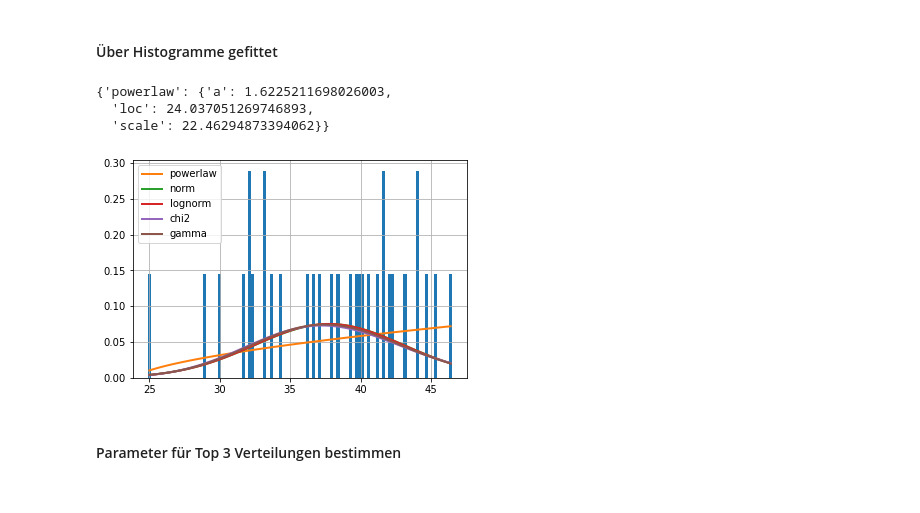
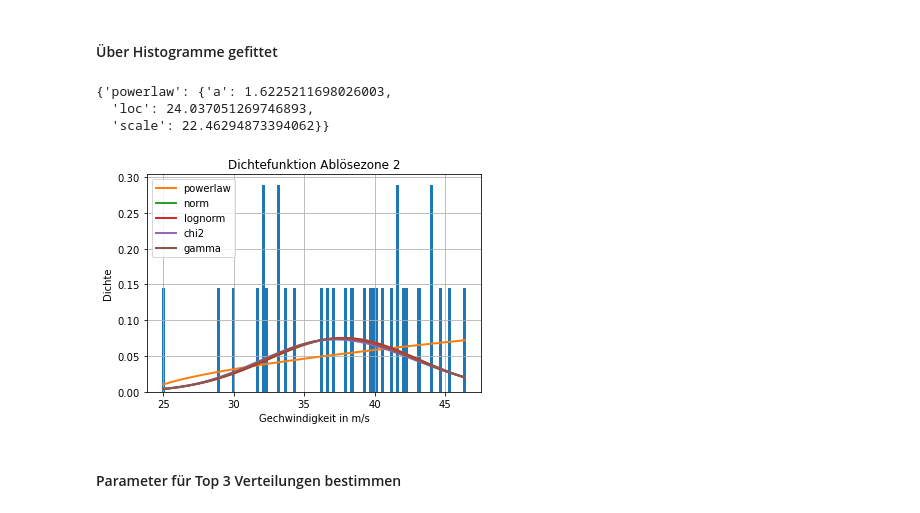
Before and after one commit to marvinvr/fhnw-steinschlag, a Jupyter notebook: scripts/MonteCarlo_Luca_Marvin_Philip_Yannic.ipynb, the cells around one changed output. Drawn from its saved outputs; the diff is of its cells as text; code cells hidden in the pictures.

```diff
--- a/scripts/MonteCarlo_Luca_Marvin_Philip_Yannic.ipynb
+++ b/scripts/MonteCarlo_Luca_Marvin_Philip_Yannic.ipynb
@@ -176,13 +181,16 @@ def calcRandomZone1V(num: int):
 # %%
 ablöseZone2FittedV = Fitter(ablöseZone2["v [m/s]"], distributions=get_common_distributions())
 ablöseZone2FittedV.fit()
 ablöseZone2FittedV.summary()
+plt.title("Dichtefunktion Ablösezone 2")
+plt.ylabel("Dichte")
+plt.xlabel("Gechwindigkeit in m/s")
 ablöseZone2FittedV.get_best(method = 'sumsquare_error')
 # %% [output]
 {'powerlaw': {'a': 1.6225211698026003,
   'loc': 24.037051269746893,
   'scale': 22.46294873394062}}
-[figure, old version]
+[figure, new version]
 # %% [markdown]
 #### Parameter für Top 3 Verteilungen bestimmen
 # %%
```
Also changed, not shown: parts of 16 cells of this notebook.
